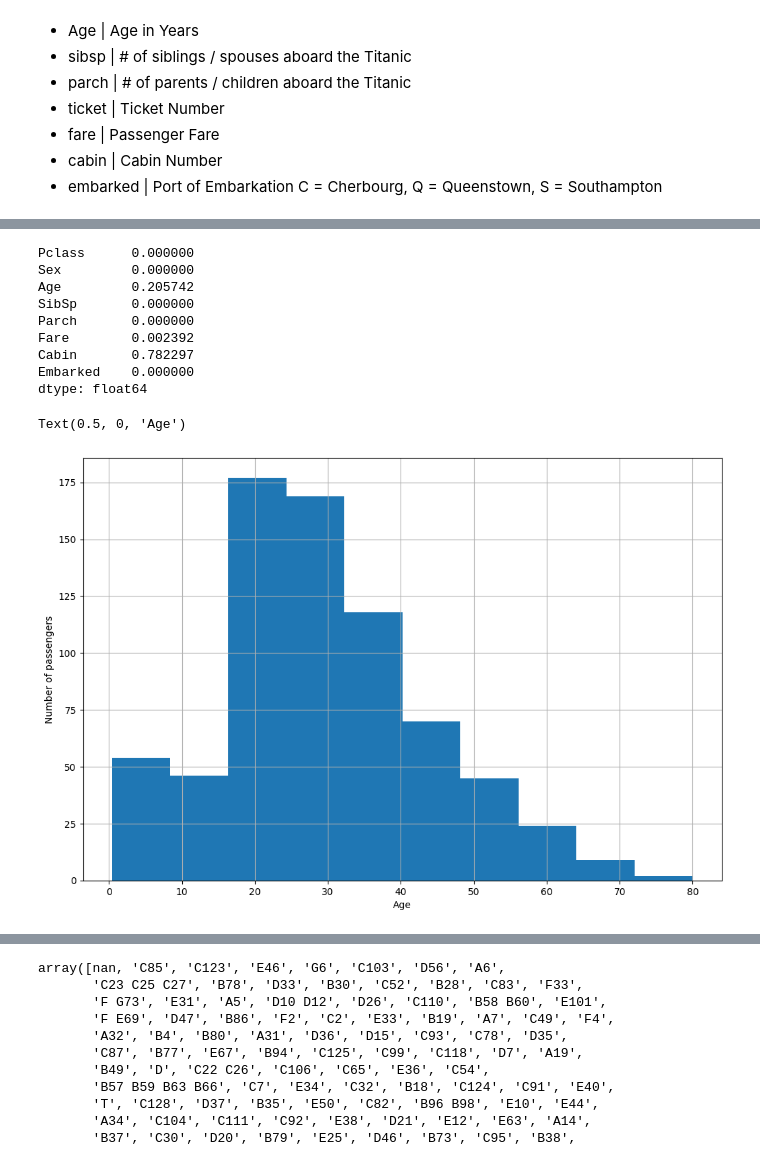
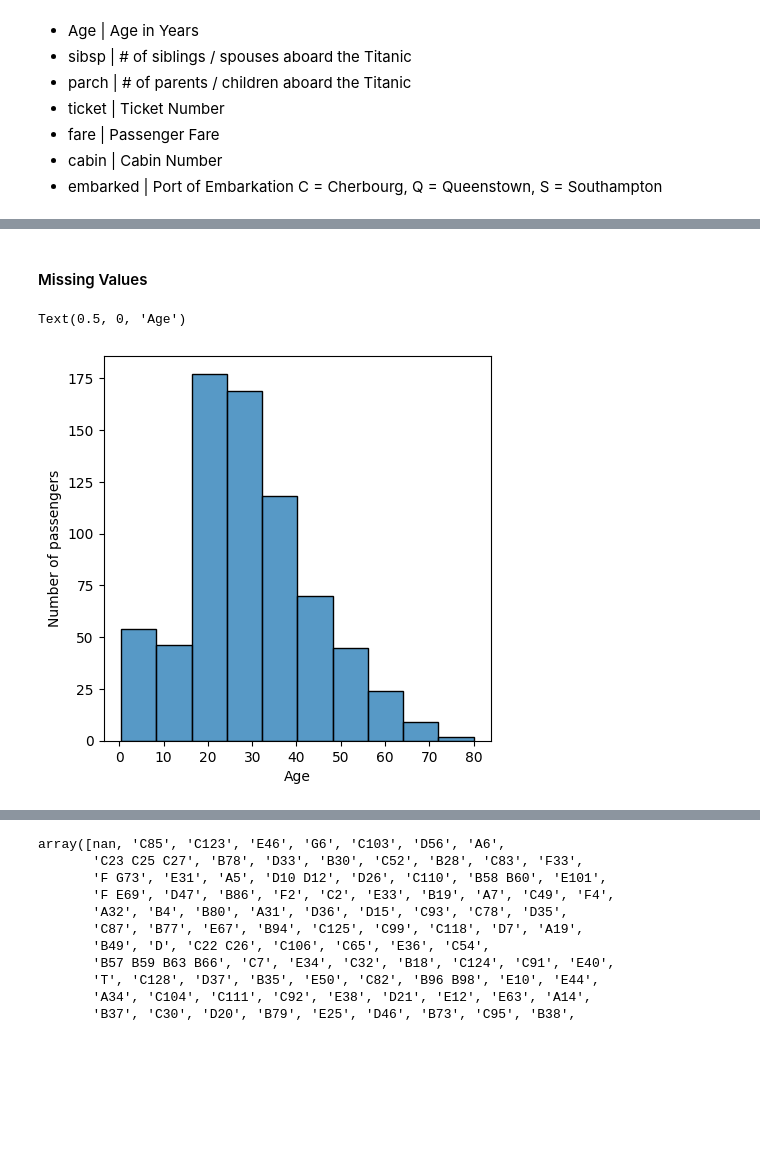
Before and after one commit to Arsiry/sigma-internship, a Jupyter notebook: kaggle-competitions/titanic.ipynb, the cells around one changed output, grey strips where cells are left out. Cells and saved outputs as stored; diff of their text form; code cells hidden in the pictures; blank space fills up the shorter version.

```diff
--- a/kaggle-competitions/titanic.ipynb
+++ b/kaggle-competitions/titanic.ipynb
@@ -61,3 +52,0 @@ test_data.head()
-# %%
-train_data = train_data.drop(['PassengerId', 'Name', 'Ticket'], axis=1)
-test_data = test_data.drop(['PassengerId', 'Name', 'Ticket'], axis=1)
@@ -155,25 +112,15 @@ dtype: float64
-# %%
-test_data.isnull().mean()
-# %% [output]
-Pclass      0.000000
-Sex         0.000000
-Age         0.205742
-SibSp       0.000000
-Parch       0.000000
-Fare        0.002392
-Cabin       0.782297
-Embarked    0.000000
-dtype: float64
+# %% [markdown]
+#### Missing Values
 # %%
-# Age is a continuous variable
+# Age
+# Continuous variable
 # First, we will check the distribution of age variable
-
 # Plot the distribution of age to find out if they are Gaussian or skewed
-plt.figure(figsize=(12,8))
-fig = train_data.Age.hist(bins=10)
+plt.figure(figsize=(5,5))
+fig = sns.histplot(data=train_data, x="Age", bins=10);
 fig.set_ylabel('Number of passengers')
 fig.set_xlabel('Age')
 # %% [output]
 Text(0.5, 0, 'Age')
-[figure, old version]
+[figure, new version]
 # %%
```
Also changed, not shown: parts of 73 cells of this notebook.
